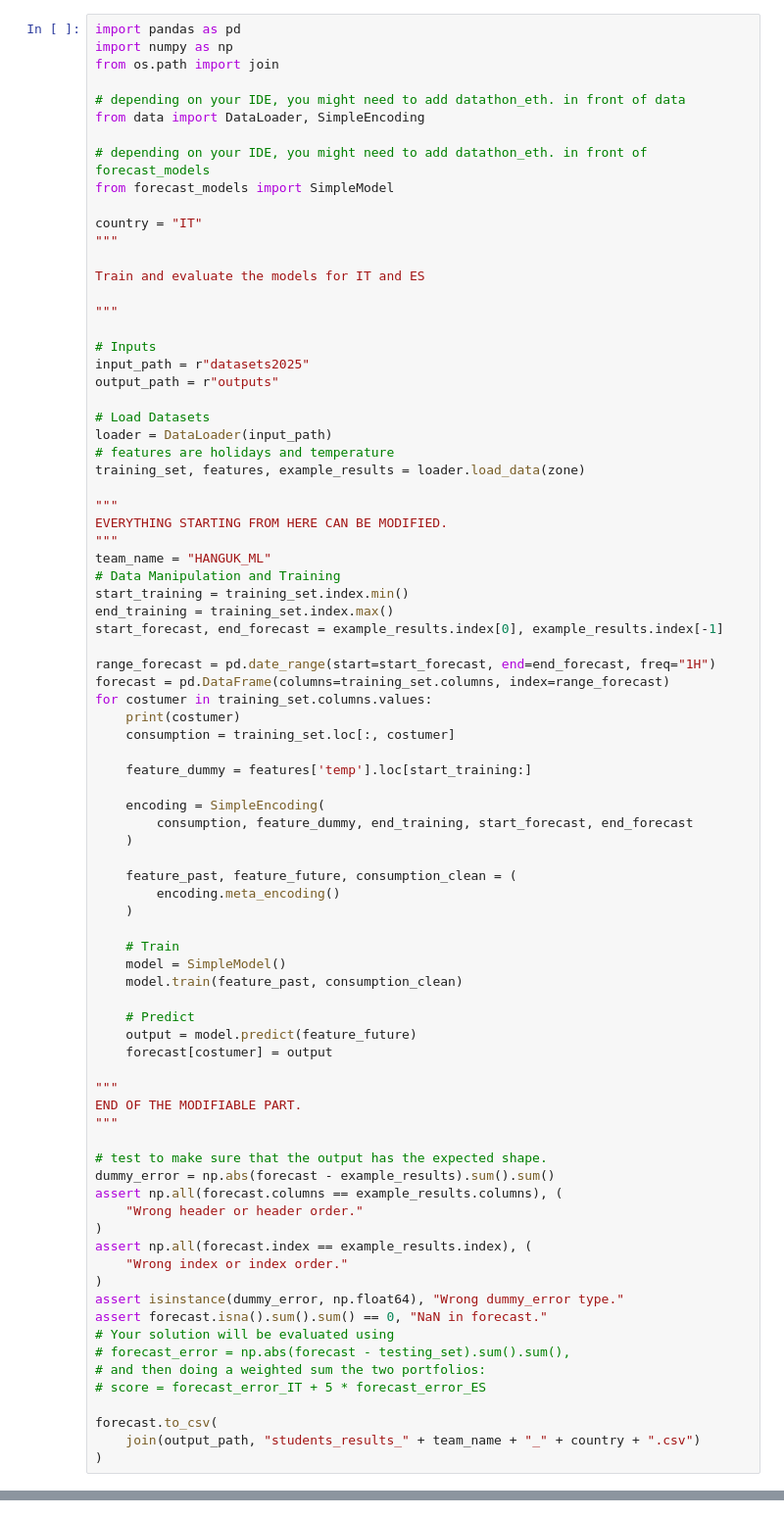
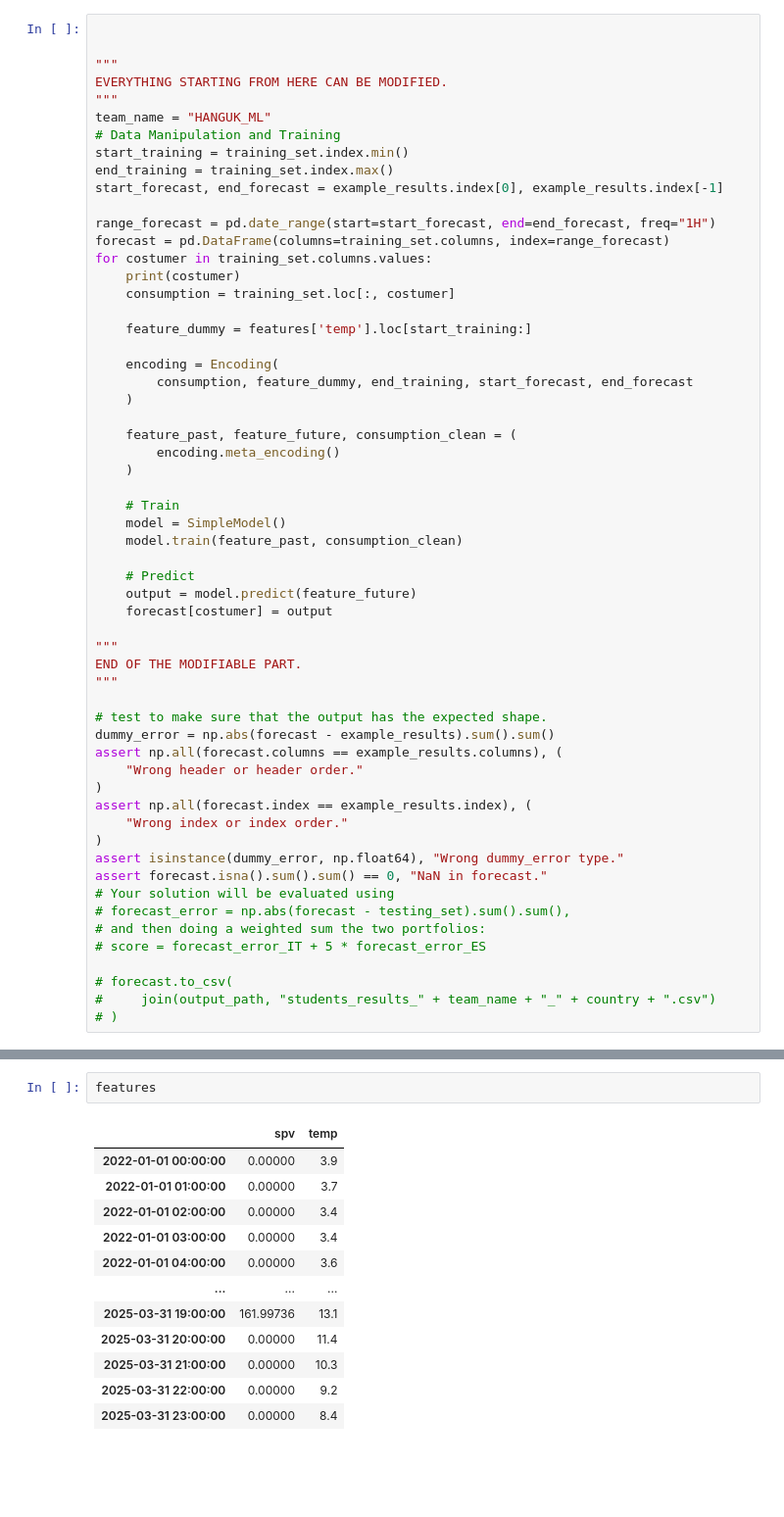
Before and after one commit to shyngys-aitkazinov/data-workspace, a Jupyter notebook: main.ipynb, the cells around one changed output, grey strips where cells are left out. Shown at 98% size. Drawn from its saved outputs; the diff is of its cells as text; blank space fills up the shorter version.

Commit message:
additional data loaded

```diff
--- a/main.ipynb
+++ b/main.ipynb
@@ -1,29 +102,5 @@
 # %%
-import pandas as pd
-import numpy as np
-from os.path import join
 
-# depending on your IDE, you might need to add datathon_eth. in front of data
-from data import DataLoader, SimpleEncoding
-
-# depending on your IDE, you might need to add datathon_eth. in front of forecast_models
-from forecast_models import SimpleModel
-
-country = "IT"
-"""
-
-Train and evaluate the models for IT and ES
-
-"""
-
-# Inputs
-input_path = r"datasets2025"
-output_path = r"outputs"
-
-# Load Datasets
-loader = DataLoader(input_path)
-# features are holidays and temperature
-training_set, features, example_results = loader.load_data(zone)
 
 """
 EVERYTHING STARTING FROM HERE CAN BE MODIFIED.
@@ -42,7 +119,7 @@ for costumer in training_set.columns.values:
 
     feature_dummy = features['temp'].loc[start_training:]
 
-    encoding = SimpleEncoding(
+    encoding = Encoding(
         consumption, feature_dummy, end_training, start_forecast, end_forecast
     )
 
@@ -77,6 +154,6 @@ assert forecast.isna().sum().sum() == 0, "NaN in forecast."
 # and then doing a weighted sum the two portfolios:
 # score = forecast_error_IT + 5 * forecast_error_ES
 
-forecast.to_csv(
-    join(output_path, "students_results_" + team_name + "_" + country + ".csv")
-)
+# forecast.to_csv(
+#     join(output_path, "students_results_" + team_name + "_" + country + ".csv")
+# )
@@ -82,0 +195,15 @@ forecast.to_csv(
+# %%
+features
+# %% [output]
+|  | spv | temp |
+| 2022-01-01 00:00:00 | 0.00000 | 3.9 |
+| 2022-01-01 01:00:00 | 0.00000 | 3.7 |
+| 2022-01-01 02:00:00 | 0.00000 | 3.4 |
+| 2022-01-01 03:00:00 | 0.00000 | 3.4 |
+| 2022-01-01 04:00:00 | 0.00000 | 3.6 |
+| ... | ... | ... |
+| 2025-03-31 19:00:00 | 161.99736 | 13.1 |
+| 2025-03-31 20:00:00 | 0.00000 | 11.4 |
+| 2025-03-31 21:00:00 | 0.00000 | 10.3 |
+| 2025-03-31 22:00:00 | 0.00000 | 9.2 |
+| 2025-03-31 23:00:00 | 0.00000 | 8.4 |
```
Also changed, not shown: parts of 8 cells of this notebook, 2 other files.
